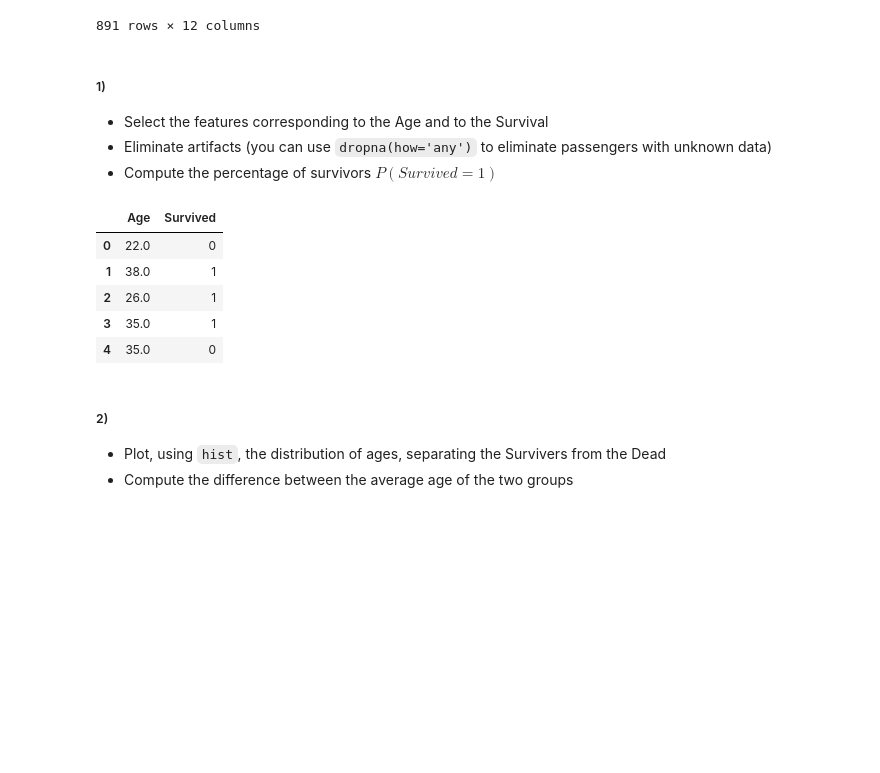
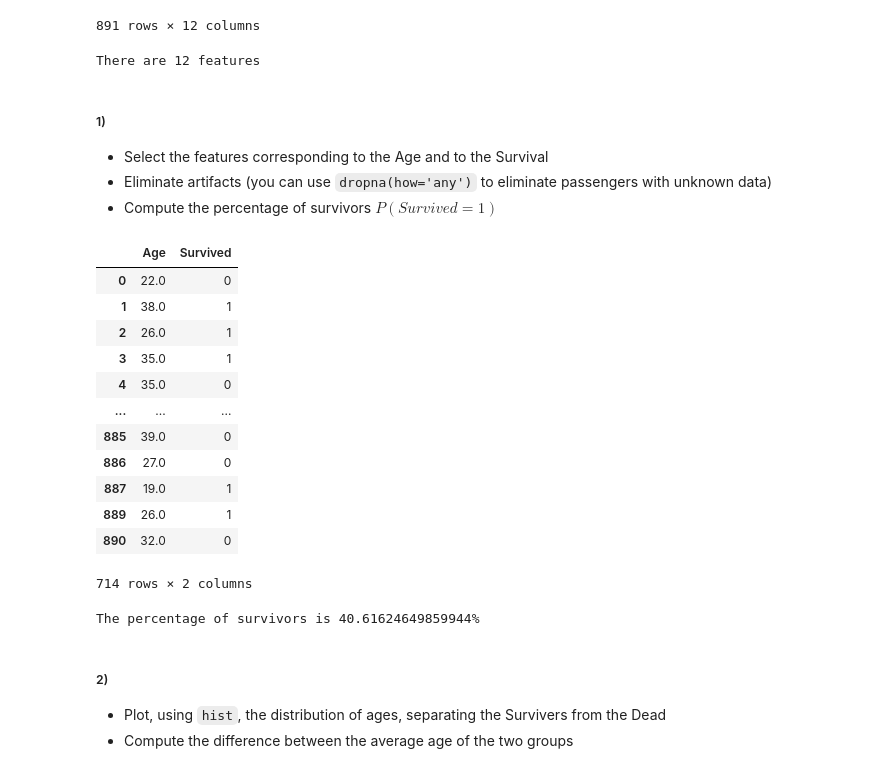
Before and after one commit to roduit/FundamentalLearningEPFL, a Jupyter notebook: TP1/FoIL_ex1_public.ipynb, the cells around one changed output. Drawn from its saved outputs; the diff is of its cells as text; code cells hidden in the pictures; blank space fills up the shorter version.

```diff
--- a/TP1/FoIL_ex1_public.ipynb
+++ b/TP1/FoIL_ex1_public.ipynb
@@ -405,22 +405,39 @@ data_raw
 | 889 | 890 | 1 | 1 | Behr, Mr. Karl Howell | male | 26.0 | 0 | 0 | 111369 | 30.0000 | ... |
 | 890 | 891 | 0 | 3 | Dooley, Mr. Patrick | male | 32.0 | 0 | 0 | 370376 | 7.7500 | ... |
 891 rows × 12 columns
+# %%
+nb_features = data_raw.shape[1]
+print(f'There are {nb_features} features')
+# %% [output]
+There are 12 features
 # %% [markdown]
 ##### 1)
 *   Select the features corresponding to the Age and to the Survival
 *   Eliminate artifacts (you can use `dropna(how='any')` to eliminate passengers with unknown data)
 *   Compute the percentage of survivors $P(Survived=1)$
 # %%
-data = data_raw[['Age', 'Survived']]
-data.dropna(how = 'any')
-data.head()
+data = data_raw[['Age', 'Survived']].dropna(how = 'any')
+data
 # %% [output]
 |  | Age | Survived |
 | 0 | 22.0 | 0 |
 | 1 | 38.0 | 1 |
 | 2 | 26.0 | 1 |
 | 3 | 35.0 | 1 |
 | 4 | 35.0 | 0 |
+| ... | ... | ... |
+| 885 | 39.0 | 0 |
+| 886 | 27.0 | 0 |
+| 887 | 19.0 | 1 |
+| 889 | 26.0 | 1 |
+| 890 | 32.0 | 0 |
+714 rows × 2 columns
+# %%
+nb_survivors = data[data['Survived'] == 1].shape[0]
+nb_deads = data[data['Survived'] == 0].shape[0]
+print(f'The percentage of survivors is {nb_survivors/(nb_survivors+nb_deads)*100}%')
+# %% [output]
+The percentage of survivors is 40.61624649859944%
 # %% [markdown]
 ##### 2)
 
```
Also changed, not shown: parts of 14 cells of this notebook.
